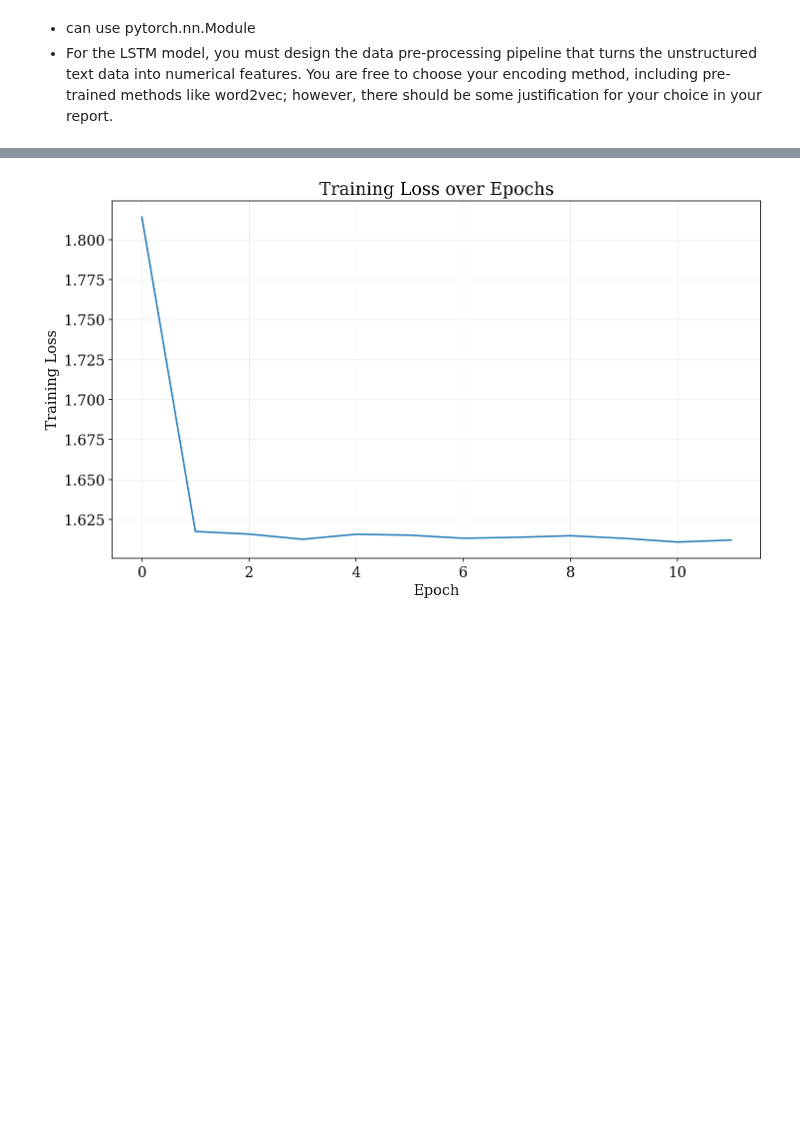
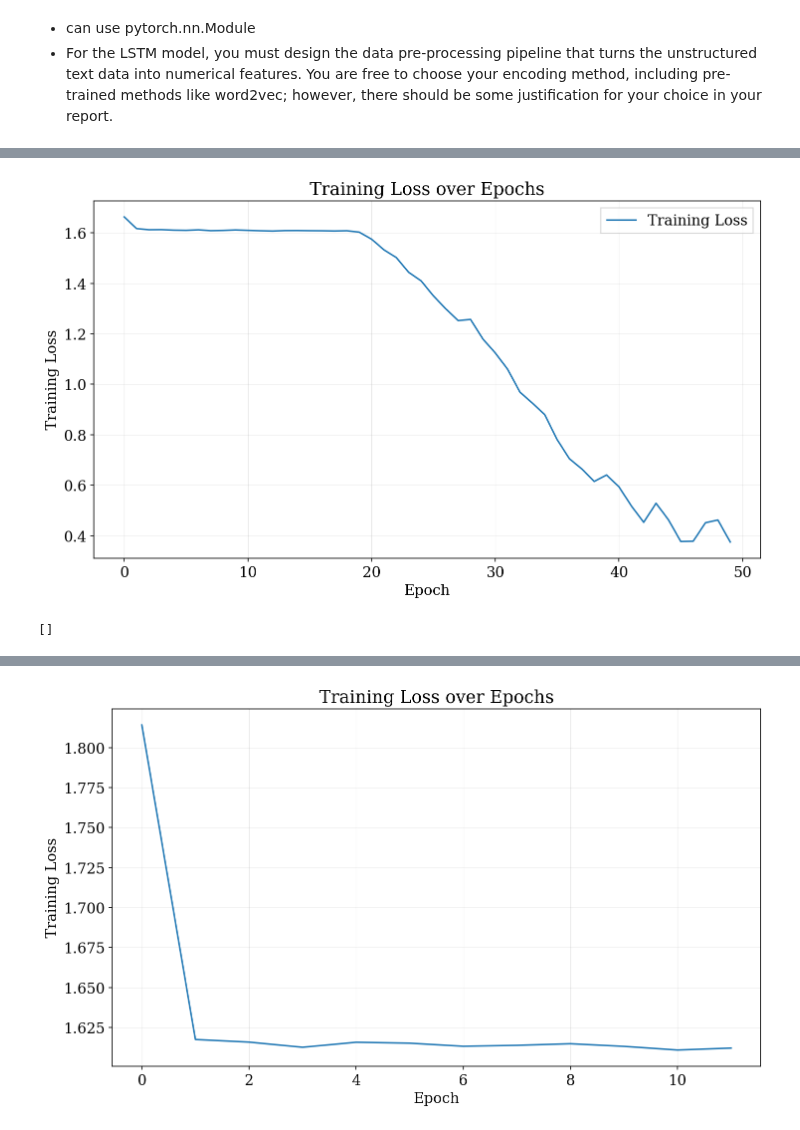
Before and after one commit to audrey352/COMP551, a Jupyter notebook: Assignment4/A4_notebook.ipynb, the cells around one changed output, grey strips where cells are left out. Drawn from its saved outputs; the diff is of its cells as text; code cells hidden in the pictures; blank space fills up the shorter version.

Commit message:
Added current lstm stuff

```diff
--- a/Assignment4/A4_notebook.ipynb
+++ b/Assignment4/A4_notebook.ipynb
@@ -651,0 +799,24 @@ KeyboardInterrupt:
+# %%
+# save results
+with open(os.path.join(MODELDIR, 'lstm_gridsearch_results.pkl'), 'wb') as f:
+    pickle.dump(results, f)
+# %%
+results_loaded = {}
+with open(os.path.join(MODELDIR, 'lstm_gridsearch_results.pkl'), 'rb') as f:
+    results_loaded = pickle.load(f)
+# %%
+best_loaded = list(results_loaded[(256, 0.005)].keys())[0]
+
+plt.plot(best_loaded.training_loss, label='Training Loss')
+
+plt.legend()
+plt.xlabel('Epoch')
+plt.ylabel('Training Loss')
+plt.title('Training Loss over Epochs')
+plt.show()
+# %% [output]
+[figure, added]
+# %%
+best_loaded.validation_loss
+# %% [output]
+[]
```
Also changed, not shown: parts of 14 cells of this notebook, 12 other files.
